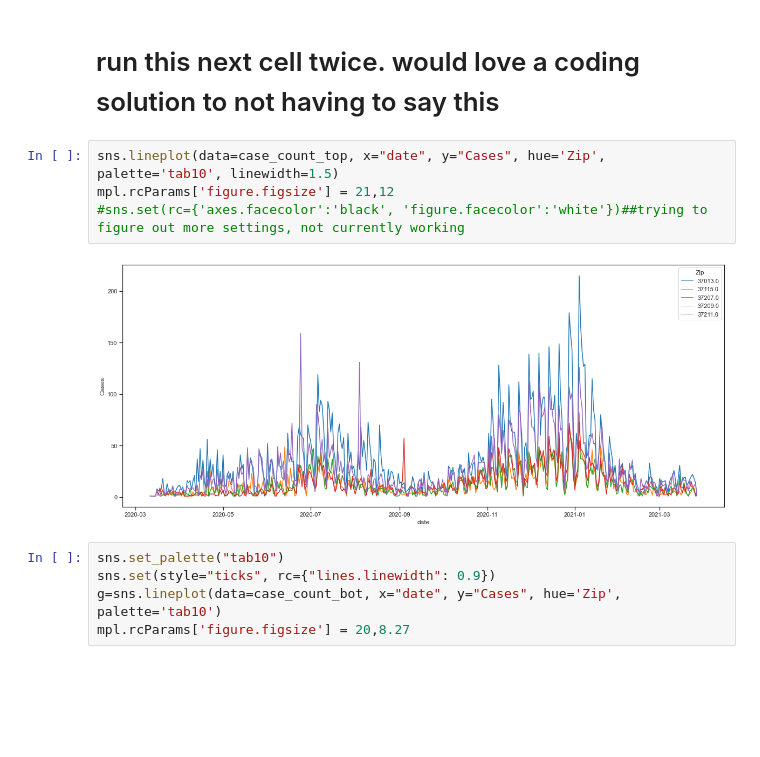
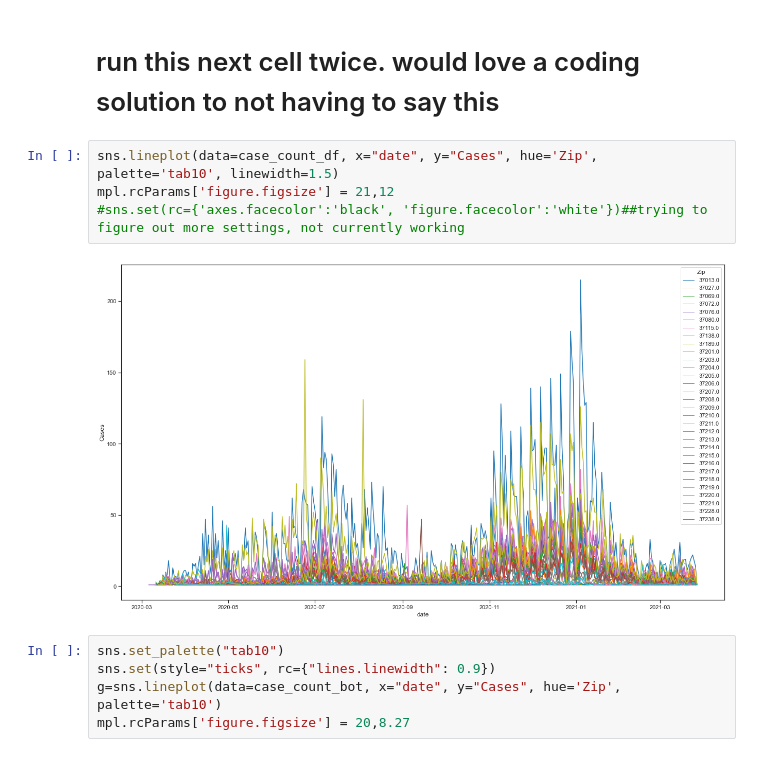
Before and after one commit to Chericehere/nash-covid-cases-vaccines-sky_cranes, a Jupyter notebook: covid.ipynb, the cells around one changed output. Drawn from its saved outputs; the diff is of its cells as text; blank space fills up the shorter version.

```diff
--- a/covid.ipynb
+++ b/covid.ipynb
@@ -187,11 +189,11 @@ y.info
 # %% [markdown]
 # run this next cell twice. would love a coding solution to not having to say this
 # %%
-sns.lineplot(data=case_count_top, x="date", y="Cases", hue='Zip', palette='tab10', linewidth=1.5)
+sns.lineplot(data=case_count_df, x="date", y="Cases", hue='Zip', palette='tab10', linewidth=1.5)
 mpl.rcParams['figure.figsize'] = 21,12
 #sns.set(rc={'axes.facecolor':'black', 'figure.facecolor':'white'})##trying to figure out more settings, not currently working
 # %% [output]
-[figure, old version]
+[figure, new version]
 # %%
 sns.set_palette("tab10")
 sns.set(style="ticks", rc={"lines.linewidth": 0.9})
```
Also changed, not shown: parts of 15 cells of this notebook.
